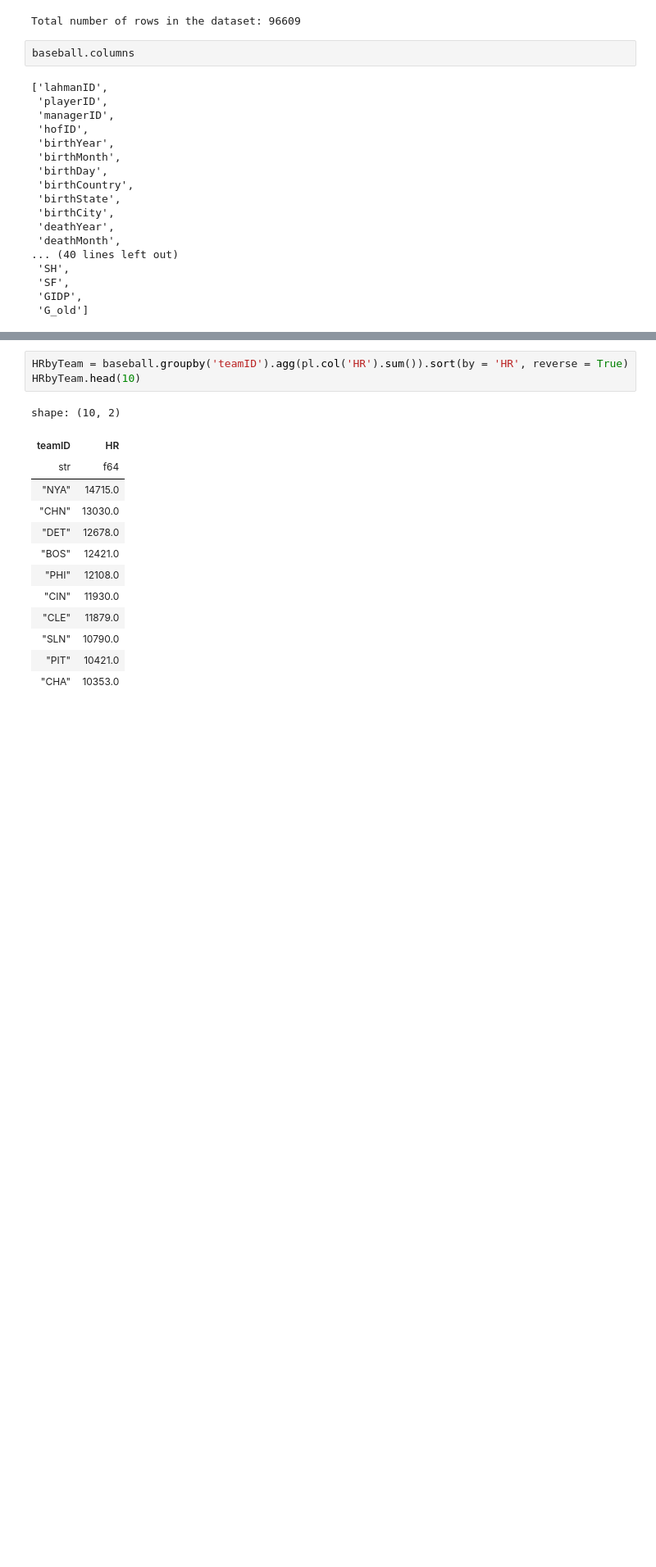
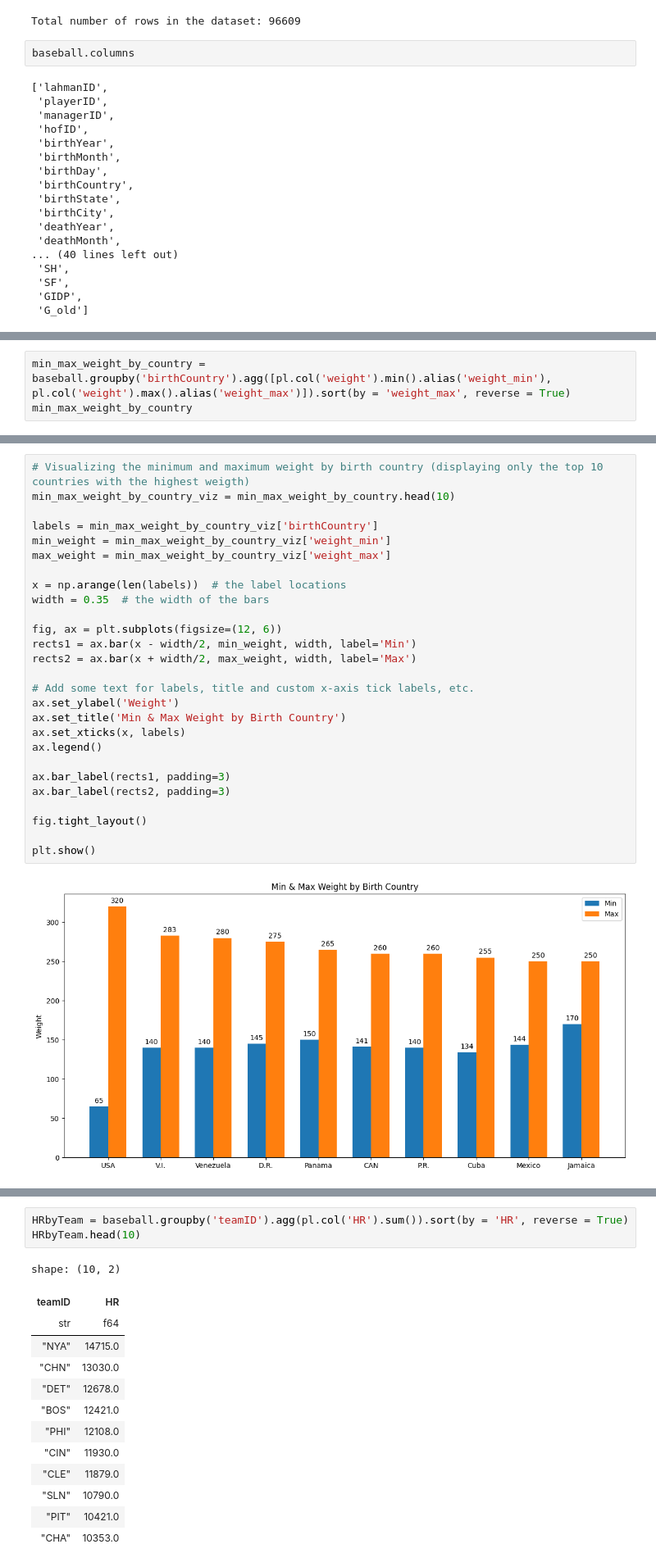
Before and after one commit to NadiaHolmlund/M6_Group_Assignments, a Jupyter notebook: Group_Assignment_2/Group_Assignment_2.ipynb, the cells around one changed output, grey strips where cells are left out. Shown at 82% size. Saved outputs shown, nothing was run; the diff lists cells and outputs as text; blank space fills up the shorter version.

```diff
--- a/Group_Assignment_2/Group_Assignment_2.ipynb
+++ b/Group_Assignment_2/Group_Assignment_2.ipynb
@@ -215,0 +264,3 @@ shape: (95, 6)
+# %%
+min_max_weight_by_country = baseball.groupby('birthCountry').agg([pl.col('weight').min().alias('weight_min'), pl.col('weight').max().alias('weight_max')]).sort(by = 'weight_max', reverse = True)
+min_max_weight_by_country
@@ -215,0 +287,29 @@ shape: (95, 6)
+# %%
+# Visualizing the minimum and maximum weight by birth country (displaying only the top 10 countries with the highest weigth)
+min_max_weight_by_country_viz = min_max_weight_by_country.head(10)
+
+labels = min_max_weight_by_country_viz['birthCountry']
+min_weight = min_max_weight_by_country_viz['weight_min']
+max_weight = min_max_weight_by_country_viz['weight_max']
+
+x = np.arange(len(labels))  # the label locations
+width = 0.35  # the width of the bars
+
+fig, ax = plt.subplots(figsize=(12, 6))
+rects1 = ax.bar(x - width/2, min_weight, width, label='Min')
+rects2 = ax.bar(x + width/2, max_weight, width, label='Max')
+
+# Add some text for labels, title and custom x-axis tick labels, etc.
+ax.set_ylabel('Weight')
+ax.set_title('Min & Max Weight by Birth Country')
+ax.set_xticks(x, labels)
+ax.legend()
+
+ax.bar_label(rects1, padding=3)
+ax.bar_label(rects2, padding=3)
+
+fig.tight_layout()
+
+plt.show()
+# %% [output]
+[figure, added]
```
Also changed, not shown: parts of 33 cells of this notebook.
